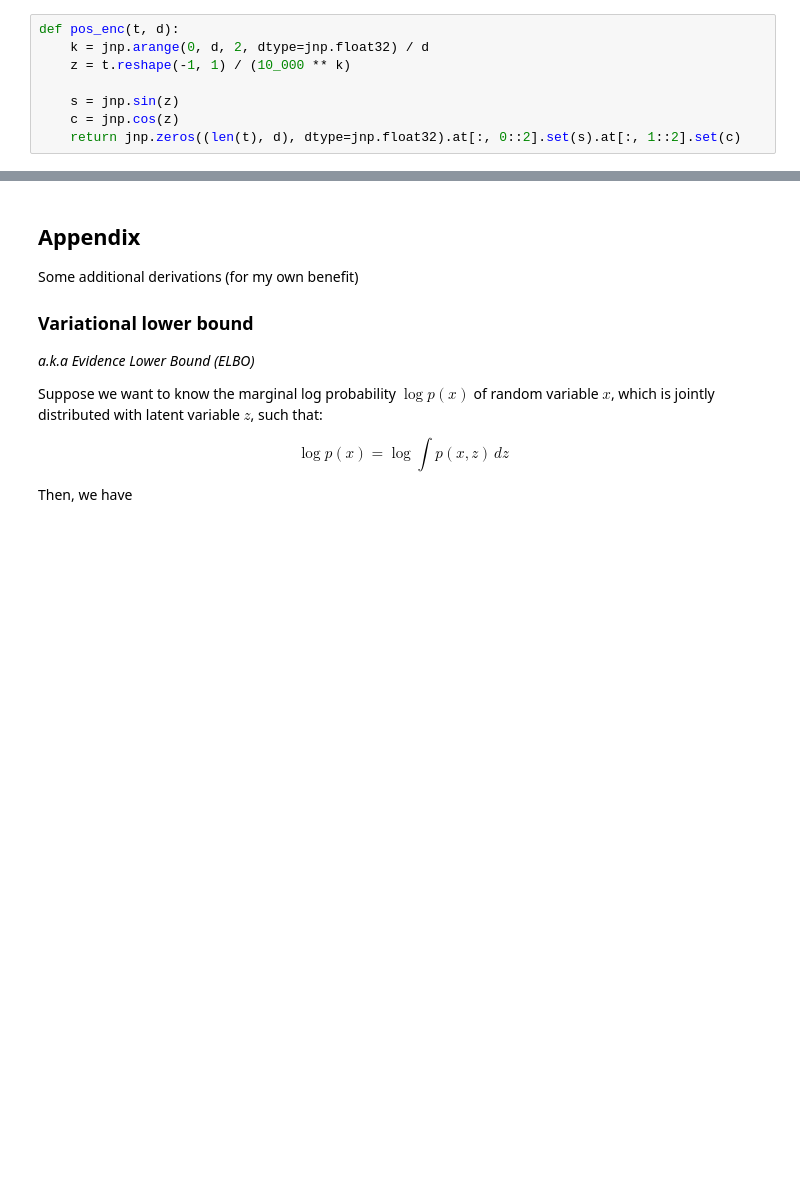
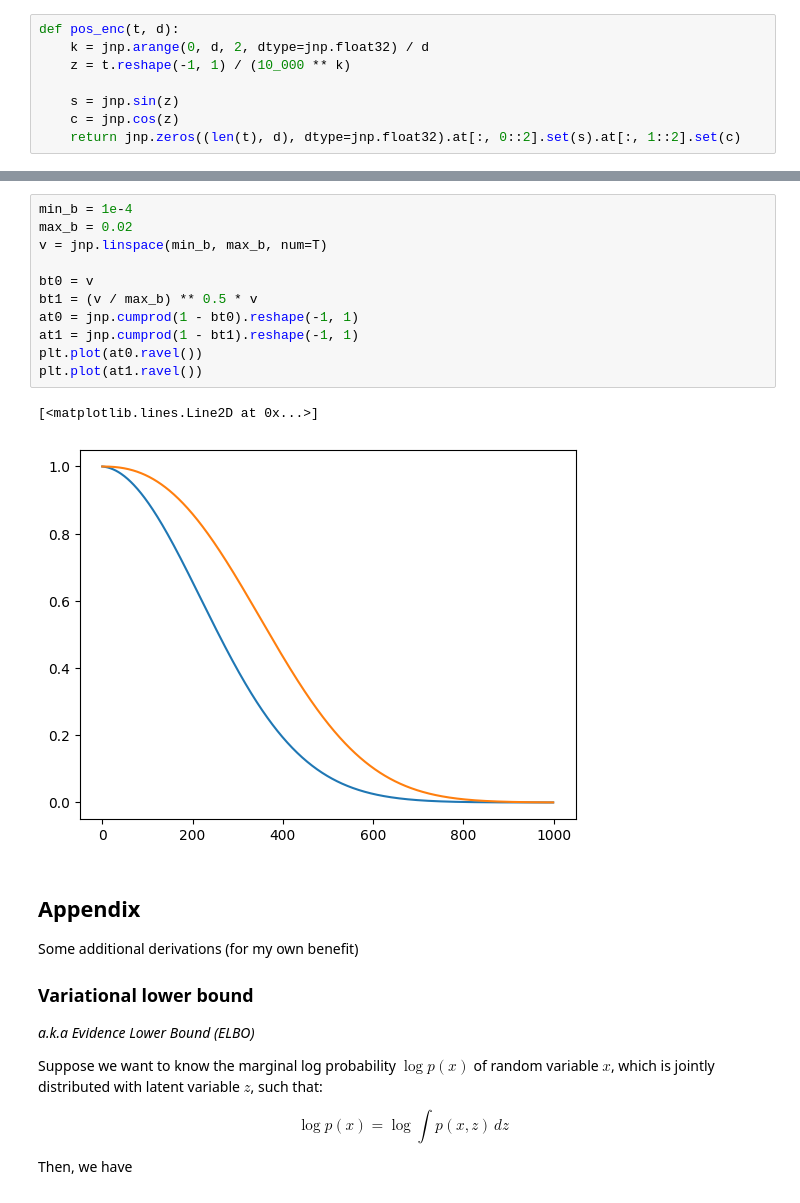
Before and after one commit to BenTenmann/brain-jar, a Jupyter notebook: ddpm.ipynb, the cells around one changed output, grey strips where cells are left out. Saved outputs shown, nothing was run; the diff lists cells and outputs as text; blank space fills up the shorter version.

```diff
--- a/ddpm.ipynb
+++ b/ddpm.ipynb
@@ -159,3 +225,17 @@ plt.imshow(I.reshape(28, 28))
+# %%
+min_b = 1e-4
+max_b = 0.02
+v = jnp.linspace(min_b, max_b, num=T)
+
+bt0 = v
+bt1 = (v / max_b) ** 0.5 * v
+at0 = jnp.cumprod(1 - bt0).reshape(-1, 1)
+at1 = jnp.cumprod(1 - bt1).reshape(-1, 1)
+plt.plot(at0.ravel())
+plt.plot(at1.ravel())
+# %% [output]
+[<matplotlib.lines.Line2D at 0x...>]
+[figure, added]
 # %% [markdown]
 ## Appendix
 
```
Also changed, not shown: parts of 5 cells of this notebook.
